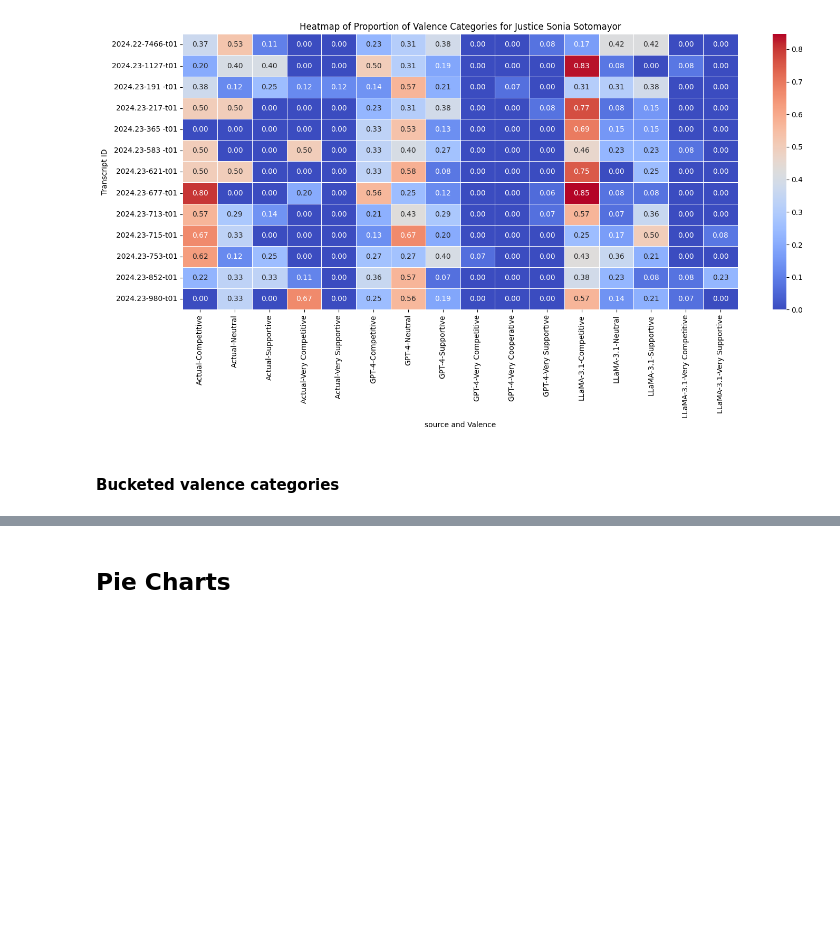
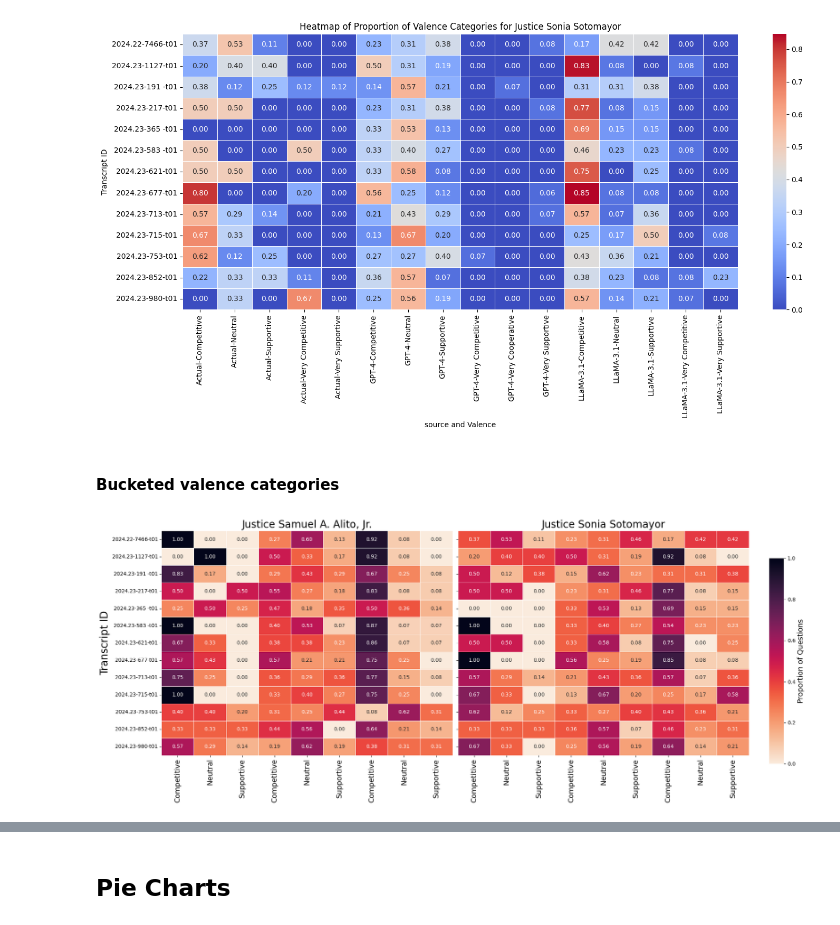
Before and after one commit to skyien-z/llms-for-oral-arguments, a Jupyter notebook: analysis/valence_analysis.ipynb, the cells around one changed output, grey strips where cells are left out. Drawn from its saved outputs; the diff is of its cells as text; code cells hidden in the pictures; blank space fills up the shorter version.

```diff
--- a/analysis/valence_analysis.ipynb
+++ b/analysis/valence_analysis.ipynb
@@ -267,3 +267,47 @@ for justice in combined_valence_proportions['justice'].unique():
 [figure]
 # %% [markdown]
 #### Bucketed valence categories
+# %%
+# Determine the number of justices
+justices = combined_valence_bucketed_proportions['justice'].unique()
+n_justices = len(justices)
+
+# Create a single figure with subplots
+fig, axes = plt.subplots(1, n_justices, figsize=(20, 8), sharey=True)
+cmap = sns.color_palette("rocket_r", as_cmap=True)
+
+for i, justice in enumerate(justices):
+    justice_subset = combined_valence_bucketed_proportions[
+        combined_valence_bucketed_proportions['justice'] == justice
+    ]
+    pivot_data = justice_subset.pivot_table(
+        index='transcript_id', columns=['source', 'bucketed_valence'], values='proportion', fill_value=0
+    )
+
+    # Simplify xtick labels to only show the valence category name
+    pivot_data.columns = pivot_data.columns.get_level_values('bucketed_valence')
+
+    ax = axes[i] if n_justices > 1 else axes  # Handle single justice case
+    sns.heatmap(
+        pivot_data,
+        cmap=cmap,
+        annot=True,
+        fmt=".2f",
+        linewidths=.5,
+        ax=ax,
+        cbar=i == 0,  # Show colorbar only on the first subplot
+        cbar_ax=None if i else fig.add_axes([0.92, 0.15, 0.02, 0.7])  # Add shared colorbar
+    )
+    ax.set_title(f"Justice {justice}", fontsize=20)
+    # ax.set_xlabel("Valence Category", fontsize=20)
+    ax.set_xlabel("", fontsize=20)
+    ax.set_ylabel("Transcript ID" if i == 0 else "", fontsize=20)  # Show y-axis label only on the first subplot
+    ax.tick_params(axis='x', rotation=90, labelsize=14)  # Increase fontsize for xtick labels
+
+# Adjust layout
+plt.ylabel("Proportion of Questions", fontsize=14)
+plt.savefig(f'figures/combined_heatmap_valence.png',bbox_inches='tight')
+plt.tight_layout(rect=[0, 0, 0.9, 1])
+plt.show()
+# %% [output]
+[figure, added]
```
Also changed, not shown: parts of 8 cells of this notebook, 9 other files.
